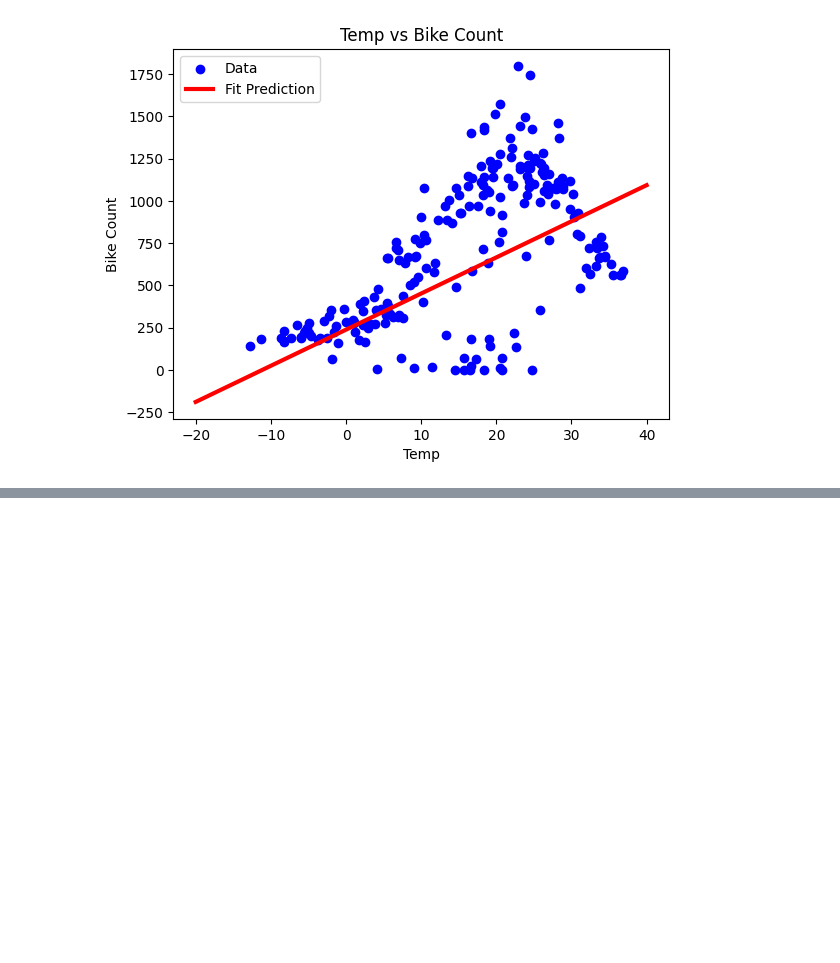
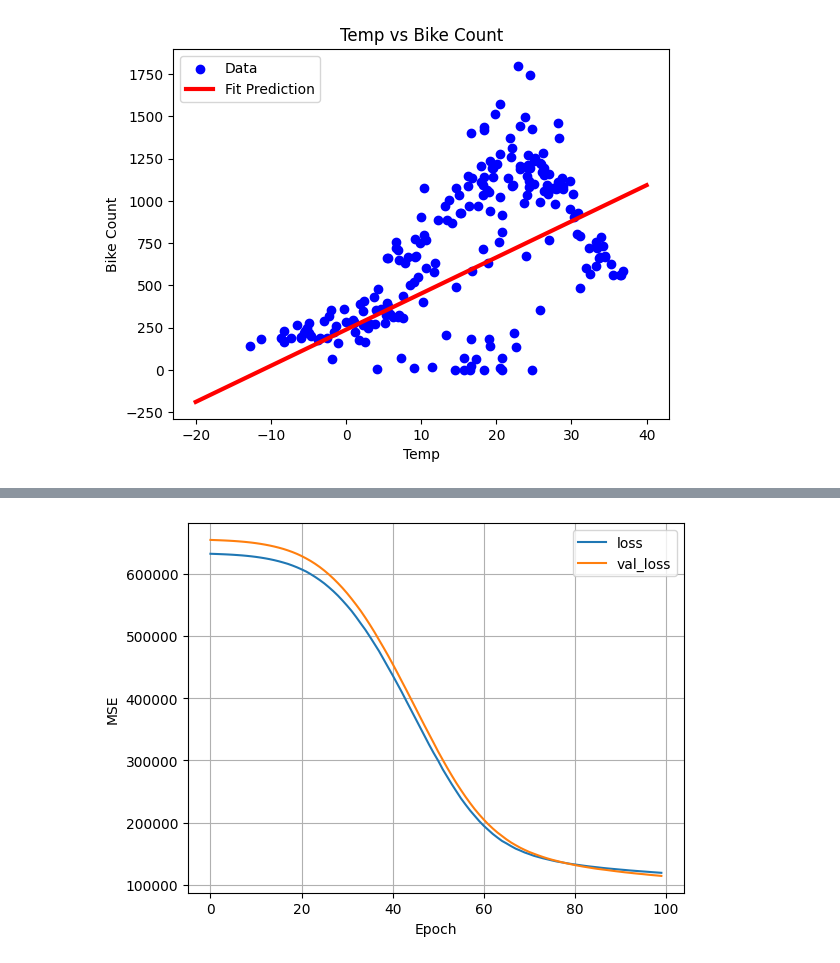
Before and after one commit to Itskindastrange/Seoul-Bike-Sharing-Demand-UCI-Dataset, a Jupyter notebook: Seoul_Bike_Sharing_Demand_UCI_Dataset.ipynb, the cells around one changed output, grey strips where cells are left out. Cells and saved outputs as stored; diff of their text form; code cells hidden in the pictures; blank space fills up the shorter version.

```diff
--- a/Seoul_Bike_Sharing_Demand_UCI_Dataset.ipynb
+++ b/Seoul_Bike_Sharing_Demand_UCI_Dataset.ipynb
@@ -177,0 +217,23 @@ plt.show()
+# %%
+all_normalizer=tf.keras.layers.Normalization(input_shape=(6,),axis=-1)
+all_normalizer.adapt(X_train_all)
+# %%
+nn_model=tf.keras.Sequential([
+    all_normalizer,
+    tf.keras.layers.Dense(32,activation='relu'),
+    tf.keras.layers.Dense(32,activation='relu'),
+    tf.keras.layers.Dense(1)
+])
+
+nn_model.compile(tf.keras.optimizers.Adam(learning_rate=0.001),loss='mean_squared_error')
+# %%
+history=nn_model.fit(
+    X_train_all,y_train_all,
+    epochs=100,
+    verbose=0,
+    validation_data=(X_val_all,y_val_all)
+    )
+# %%
+plot_loss(history)
+# %% [output]
+[figure, added]
```
Also changed, not shown: parts of 12 cells of this notebook.
